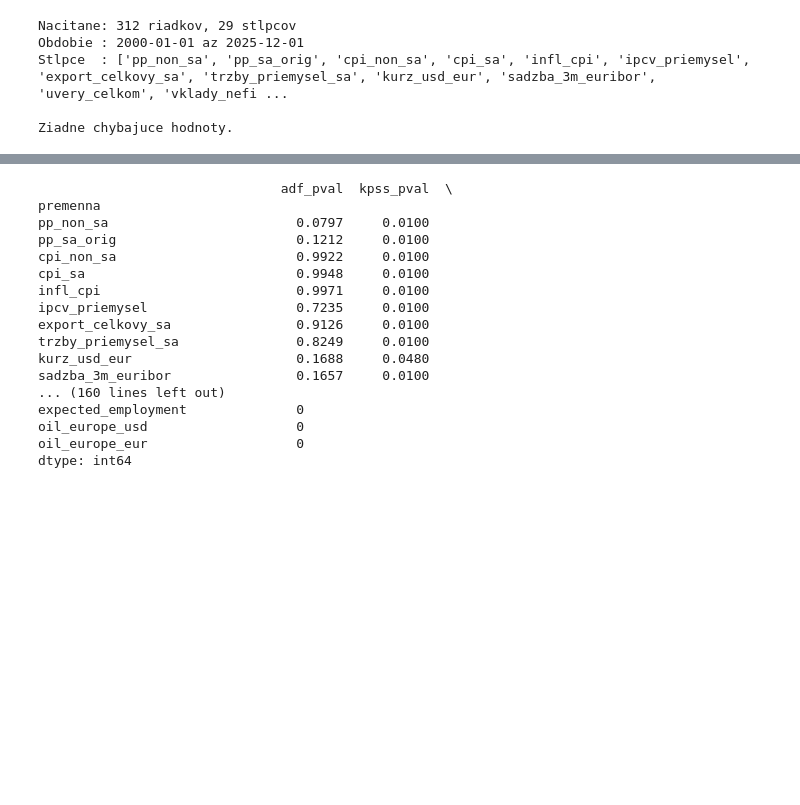
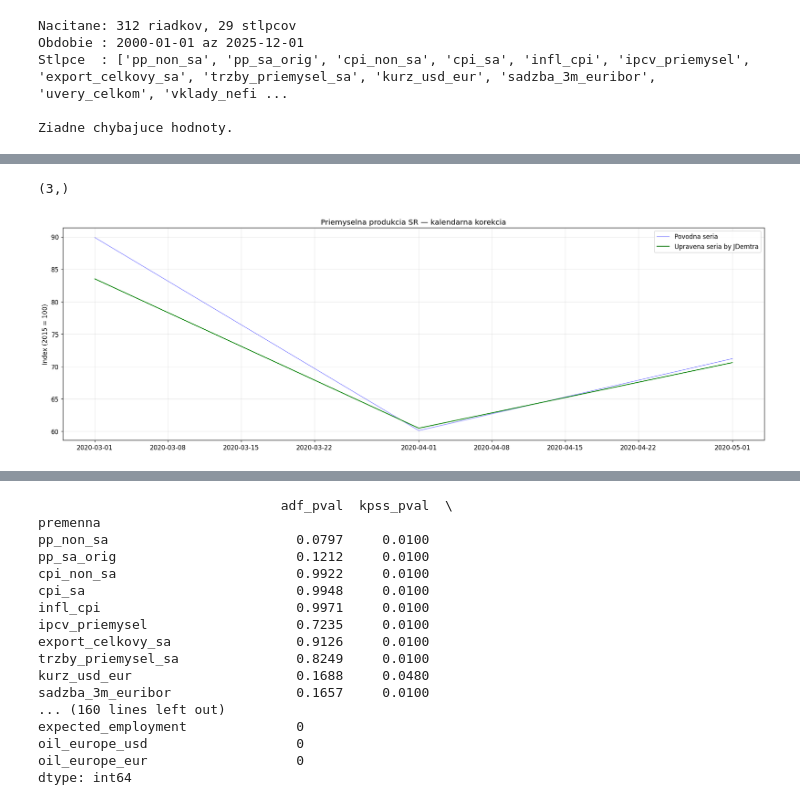
Before and after one commit to Adam24-7/Diplomovka_repo, a Jupyter notebook: other/data.ipynb, the cells around one changed output, grey strips where cells are left out. Cells and saved outputs as stored; diff of their text form; code cells hidden in the pictures; blank space fills up the shorter version.

```diff
--- a/other/data.ipynb
+++ b/other/data.ipynb
@@ -74,3 +76,5 @@ Obdobie : 2000-01-01 az 2025-12-01
 Stlpce  : ['pp_non_sa', 'pp_sa_orig', 'cpi_non_sa', 'cpi_sa', 'infl_cpi', 'ipcv_priemysel', 'export_celkovy_sa', 'trzby_priemysel_sa', 'kurz_usd_eur', 'sadzba_3m_euribor', 'uvery_celkom', 'vklady_nefi ...
 
 Ziadne chybajuce hodnoty.
+# %%
+df_subset = df.loc["2020-03-01":"2020-05-01"]
@@ -77,3 +89,23 @@ Ziadne chybajuce hodnoty.
+# %%
+df_subset["pp_sa_ca_jd"].shape
+# %% [output]
+(3,)
+# %%
+# graficke porovnanie casovych radov: povodne data vs. SA upravene cez SW JDemtra
+
+
+fig, ax = plt.subplots()
+ax.plot(df_subset.index, df_subset["pp_non_sa"],    color="blue",  linewidth=1,label="Povodna seria", alpha = 0.5)
+ax.plot(df_subset.index, df_subset["pp_sa_ca_jd"], color = "green", linewidth = 1.4, label = "Upravena seria by JDemtra")
+#ax.xaxis.set_major_formatter(mdates.DateFormatter("%m"))
+ax.set_title("Priemyselna produkcia SR — kalendarna korekcia")
+ax.set_ylabel("Index (2015 = 100)")
+ax.legend()
+plt.tight_layout()
+#plt.savefig("figures/01_cielova_premenna.png", dpi=150)
+plt.show()
+# %% [output]
+[figure, added]
 # %%
 # graficke porovnanie casovych radov: povodne data vs. SA upravene cez SW JDemtra
 
```
Also changed, not shown: parts of 3 cells of this notebook, 3 other files.
